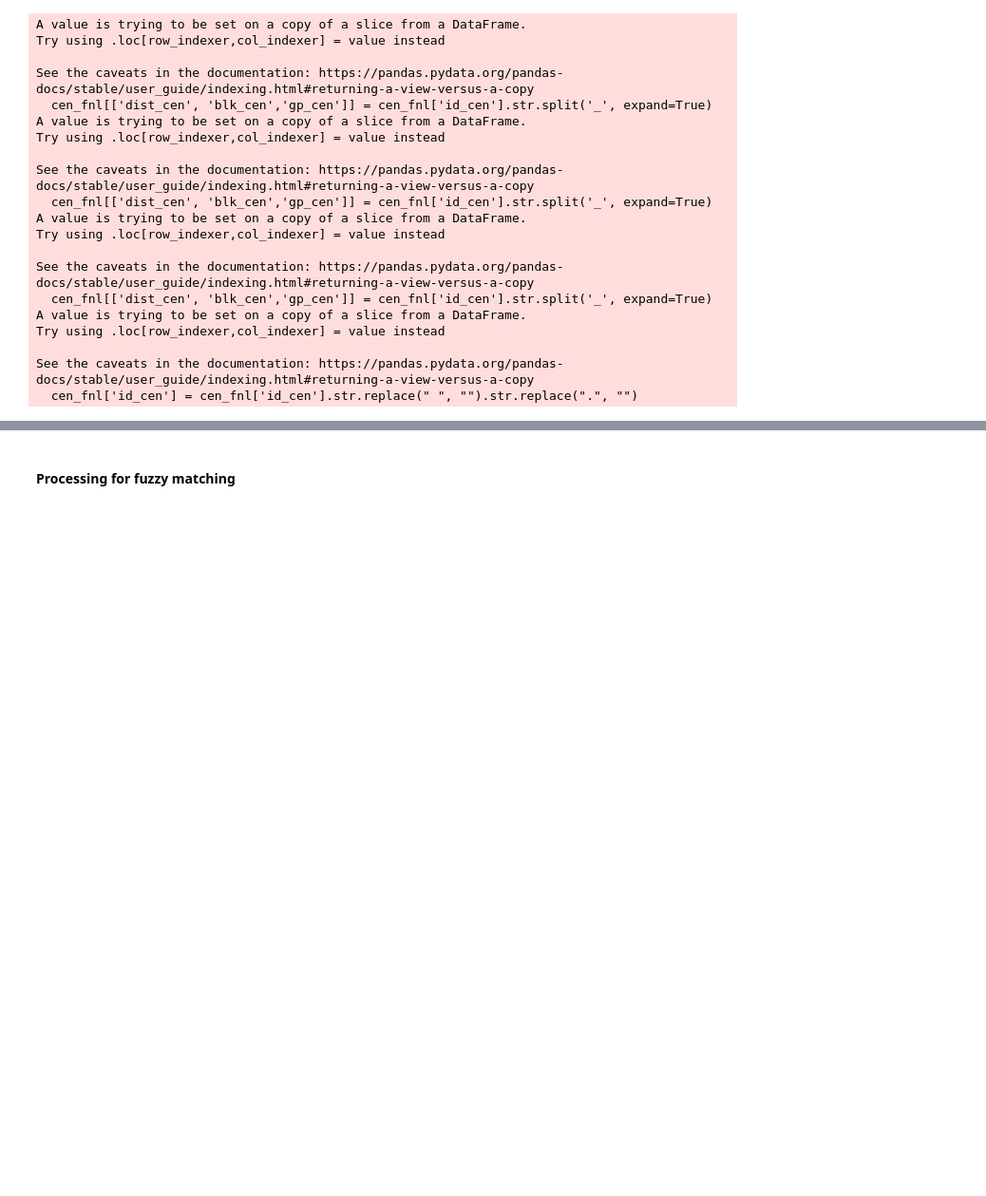
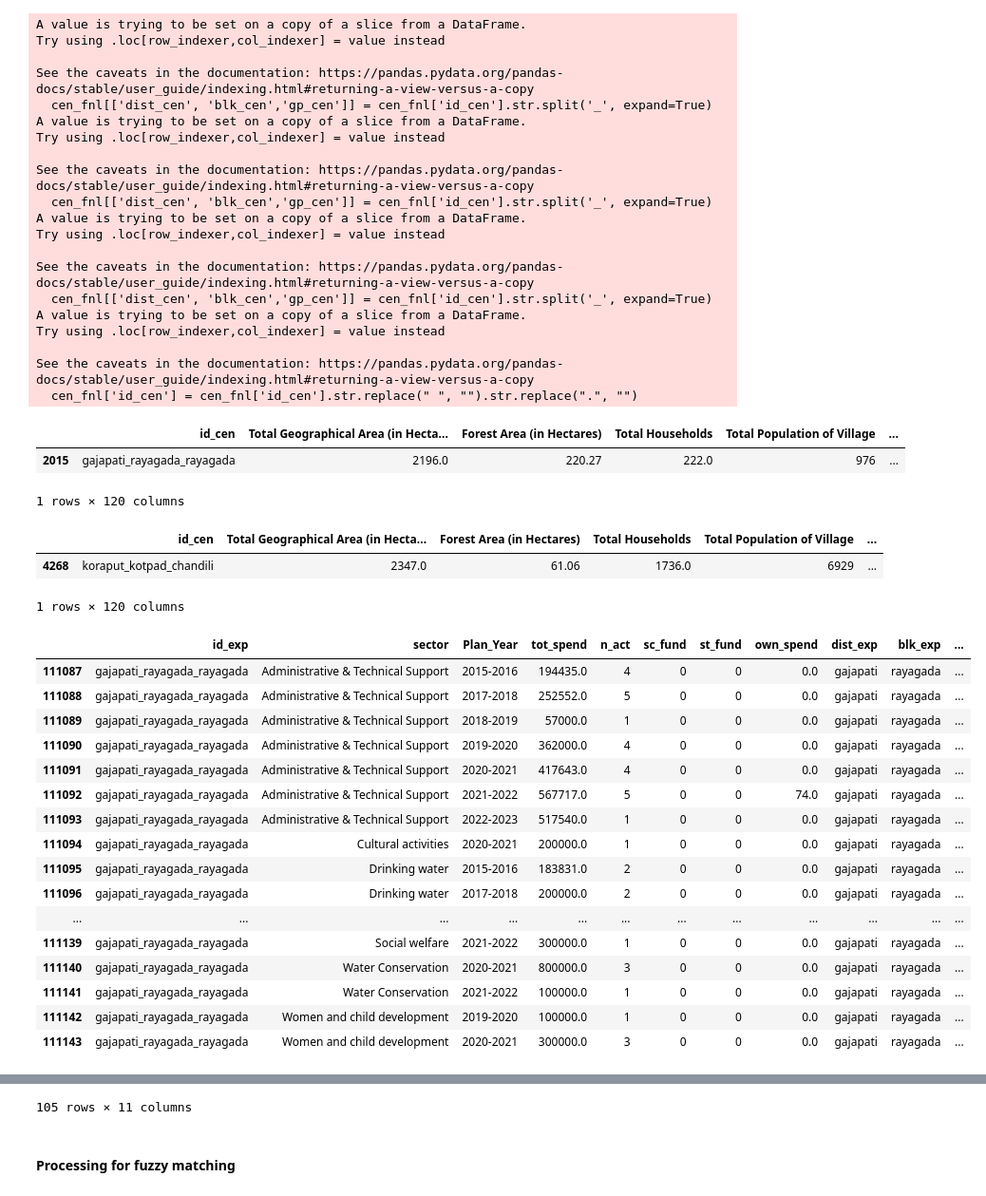
Before and after one commit to AyushLahiri/Pred-Govt-Expeniture-Odisha, a Jupyter notebook: code/01_cleaning.ipynb, the cells around one changed output, grey strips where cells are left out. Shown at 95% size. Drawn from its saved outputs; the diff is of its cells as text; code cells hidden in the pictures; blank space fills up the shorter version.

```diff
--- a/code/01_cleaning.ipynb
+++ b/code/01_cleaning.ipynb
@@ -376,3 +381,34 @@ Try using .loc[row_indexer,col_indexer] = value instead
 
 See the caveats in the documentation: https://pandas.pydata.org/pandas-docs/stable/user_guide/indexing.html#returning-a-view-versus-a-copy
   cen_fnl['id_cen'] = cen_fnl['id_cen'].str.replace(" ", "").str.replace(".", "")
+# %%
+# exp['id_exp'][exp['id_exp'].str.contains("\(")]
+# rayagada(chandili)
+cen_fnl[cen_fnl['gp_cen'].str.contains("rayagada")]
+cen_fnl[cen_fnl['id_cen'].str.contains("chandili")]
+exp[exp['gp_exp'].str.contains("rayagada")]
+exp[exp['id_exp'].str.contains("chandili")]
+# %% [output]
+|  | id_cen | Total Geographical Area (in Hecta... | Forest Area (in Hectares) | Total Households | Total Population of Village | ... |
+| 2015 | gajapati_rayagada_rayagada | 2196.0 | 220.27 | 222.0 | 976 | ... |
+1 rows × 120 columns
+|  | id_cen | Total Geographical Area (in Hecta... | Forest Area (in Hectares) | Total Households | Total Population of Village | ... |
+| 4268 | koraput_kotpad_chandili | 2347.0 | 61.06 | 1736.0 | 6929 | ... |
+1 rows × 120 columns
+|  | id_exp | sector | Plan_Year | tot_spend | n_act | sc_fund | st_fund | own_spend | dist_exp | blk_exp | ... |
+| 111087 | gajapati_rayagada_rayagada | Administrative & Technical Support | 2015-2016 | 194435.0 | 4 | 0 | 0 | 0.0 | gajapati | rayagada | ... |
+| 111088 | gajapati_rayagada_rayagada | Administrative & Technical Support | 2017-2018 | 252552.0 | 5 | 0 | 0 | 0.0 | gajapati | rayagada | ... |
+| 111089 | gajapati_rayagada_rayagada | Administrative & Technical Support | 2018-2019 | 57000.0 | 1 | 0 | 0 | 0.0 | gajapati | rayagada | ... |
+| 111090 | gajapati_rayagada_rayagada | Administrative & Technical Support | 2019-2020 | 362000.0 | 4 | 0 | 0 | 0.0 | gajapati | rayagada | ... |
+| 111091 | gajapati_rayagada_rayagada | Administrative & Technical Support | 2020-2021 | 417643.0 | 4 | 0 | 0 | 0.0 | gajapati | rayagada | ... |
+| 111092 | gajapati_rayagada_rayagada | Administrative & Technical Support | 2021-2022 | 567717.0 | 5 | 0 | 0 | 74.0 | gajapati | rayagada | ... |
+| 111093 | gajapati_rayagada_rayagada | Administrative & Technical Support | 2022-2023 | 517540.0 | 1 | 0 | 0 | 0.0 | gajapati | rayagada | ... |
+| 111094 | gajapati_rayagada_rayagada | Cultural activities | 2020-2021 | 200000.0 | 1 | 0 | 0 | 0.0 | gajapati | rayagada | ... |
+| 111095 | gajapati_rayagada_rayagada | Drinking water | 2015-2016 | 183831.0 | 2 | 0 | 0 | 0.0 | gajapati | rayagada | ... |
+| 111096 | gajapati_rayagada_rayagada | Drinking water | 2017-2018 | 200000.0 | 2 | 0 | 0 | 0.0 | gajapati | rayagada | ... |
+| ... | ... | ... | ... | ... | ... | ... | ... | ... | ... | ... | ... |
+| 111139 | gajapati_rayagada_rayagada | Social welfare | 2021-2022 | 300000.0 | 1 | 0 | 0 | 0.0 | gajapati | rayagada | ... |
+| 111140 | gajapati_rayagada_rayagada | Water Conservation | 2020-2021 | 800000.0 | 3 | 0 | 0 | 0.0 | gajapati | rayagada | ... |
+| 111141 | gajapati_rayagada_rayagada | Water Conservation | 2021-2022 | 100000.0 | 1 | 0 | 0 | 0.0 | gajapati | rayagada | ... |
+| 111142 | gajapati_rayagada_rayagada | Women and child development | 2019-2020 | 100000.0 | 1 | 0 | 0 | 0.0 | gajapati | rayagada | ... |
+| 111143 | gajapati_rayagada_rayagada | Women and child development | 2020-2021 | 300000.0 | 3 | 0 | 0 | 0.0 | gajapati | rayagada | ... |
@@ -379,3 +427,4 @@ See the caveats in the documentation: https://pandas.pydata.org/pandas-docs/stab
+105 rows × 11 columns
 # %% [markdown]
 #### Processing for fuzzy matching
 # %%
```
Also changed, not shown: parts of 38 cells of this notebook, 3 other files.
